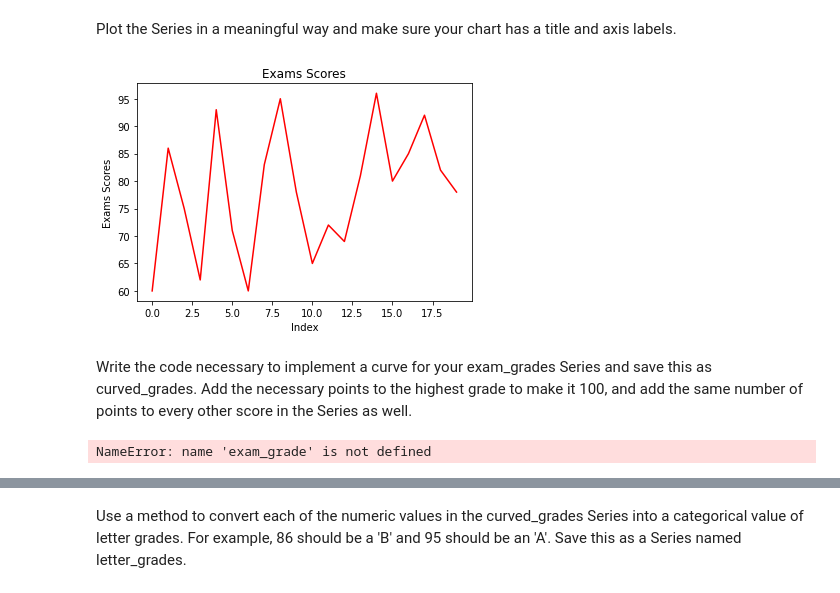
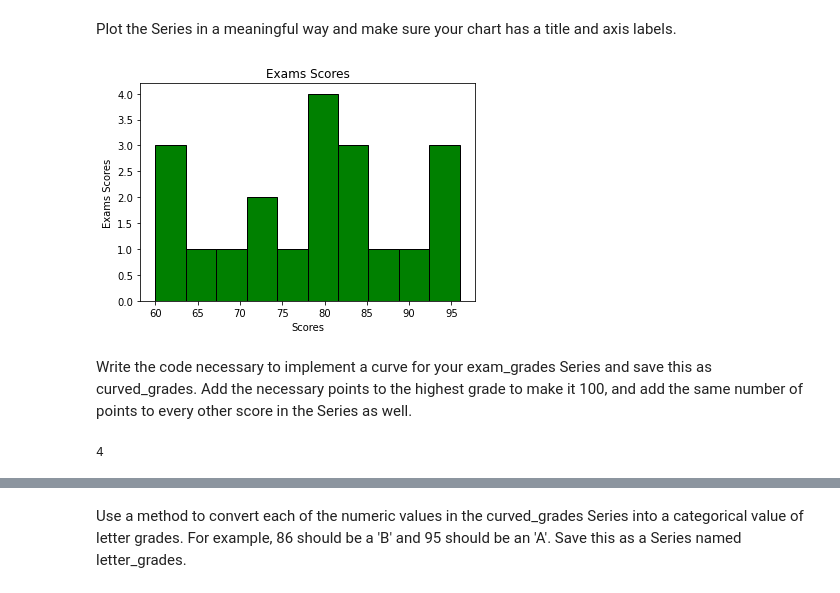
Before and after one commit to stephenkipkurui/numpy-pandas-visualization-exercises, a Jupyter notebook: pandas_series.ipynb, the cells around one changed output, grey strips where cells are left out. Saved outputs shown, nothing was run; the diff lists cells and outputs as text; code cells hidden in the pictures.

```diff
--- a/pandas_series.ipynb
+++ b/pandas_series.ipynb
@@ -635,11 +708,11 @@ Median Score:  79.0
 # %% [markdown]
 Plot the Series in a meaningful way and make sure your chart has a title and axis labels.
 # %%
-exam_scores.plot(title='Exams Scores', c='red').set(xlabel = 'Index', ylabel='Exams Scores')
+exam_scores.plot(kind='hist', title='Exams Scores', ec='black', color='g' ).set(xlabel = 'Scores', ylabel='Exams Scores')
 
 plt.show()
 # %% [output]
-[figure, old version]
+[figure, new version]
 # %% [markdown]
 Write the code necessary to implement a curve for your exam_grades Series and save this as
 curved_grades. Add the necessary points to the highest grade to make it 100, and add the same
@@ -647,6 +720,8 @@ number of points to every other score in the Series as well.
 # %%
 exam_grades = pd.Series([60, 86, 75, 62, 93, 71, 60, 83, 95, 78, 65, 72, 69, 81, 96, 80, 85, 92, 82, 78])
 
-curved_grades = [exam_grade]
+curve = 100 - exam_grades.max()
+
+curve
 # %% [output]
-NameError: name 'exam_grade' is not defined
+4
```
Also changed, not shown: parts of 15 cells of this notebook.
